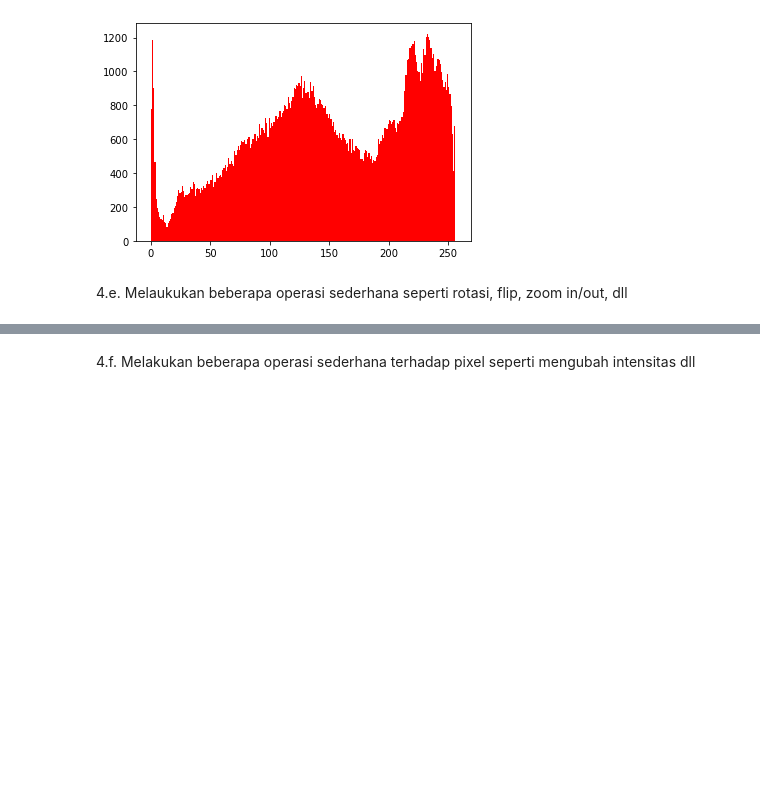
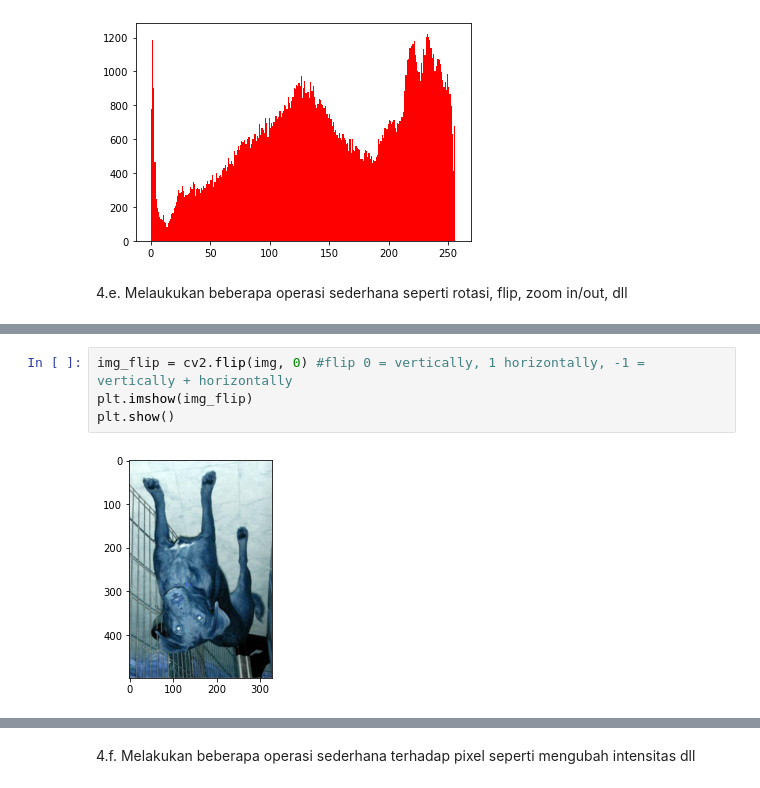
Before and after one commit to calikcilukba/OpenCV-Beginner, a Jupyter notebook: OpenCV-Beginner.ipynb, the cells around one changed output, grey strips where cells are left out. Drawn from its saved outputs; the diff is of its cells as text; blank space fills up the shorter version.

```diff
--- a/OpenCV-Beginner.ipynb
+++ b/OpenCV-Beginner.ipynb
@@ -44,0 +46,6 @@ plt.show()
+# %%
+img_flip = cv2.flip(img, 0) #flip 0 = vertically, 1 horizontally, -1 = vertically + horizontally
+plt.imshow(img_flip)
+plt.show()
+# %% [output]
+[figure, added]
```
Also changed, not shown: parts of 7 cells of this notebook.
